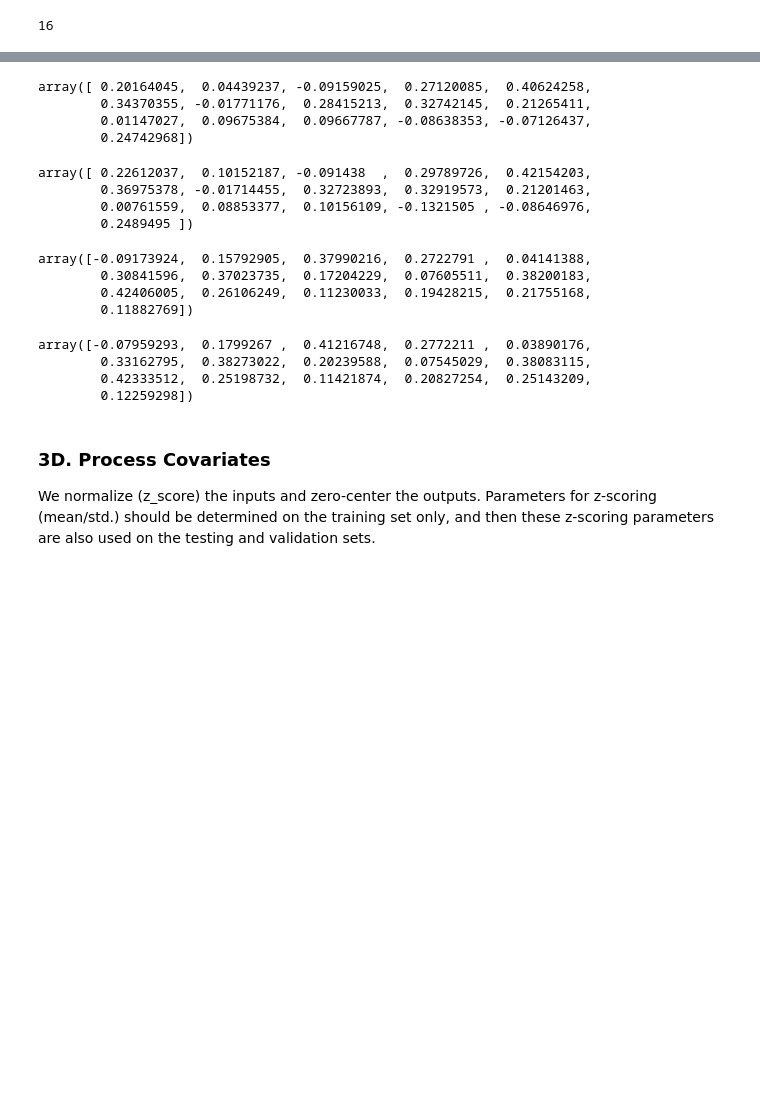
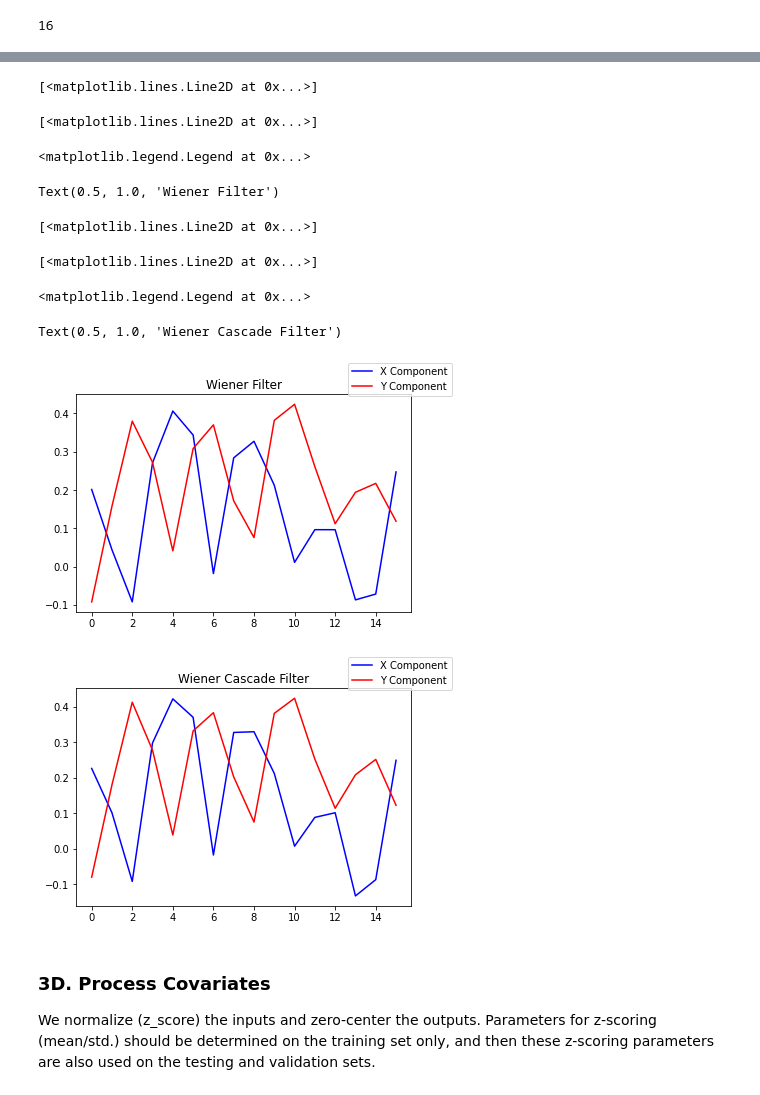
Before and after one commit to rsbhatt784/Neural_Decoding_Dev, a Jupyter notebook: Examples_hippocampus/Example_decoders_AccDec.ipynb, the cells around one changed output, grey strips where cells are left out. Drawn from its saved outputs; the diff is of its cells as text; code cells hidden in the pictures; blank space fills up the shorter version.

Commit message:
Plotting R2 results.

```diff
--- a/Examples_hippocampus/Example_decoders_AccDec.ipynb
+++ b/Examples_hippocampus/Example_decoders_AccDec.ipynb
@@ -232,6 +230,8 @@ for i in range(len(sort_In)):
 
 # Y_Comp_R2s_Weiner_Cascade
 # %%
+# Cleaning R2 results
+
 X_Comp_R2s_Weiner_Final = []
 X_Comp_R2s_Weiner_Cascade_Final = []
 Y_Comp_R2s_Weiner_Final = []
@@ -243,27 +243,10 @@ for i in range(len(X_Comp_R2s_Weiner)):
     Y_Comp_R2s_Weiner_Final.append(Y_Comp_R2s_Weiner[i][0])
     Y_Comp_R2s_Weiner_Cascade_Final.append(Y_Comp_R2s_Weiner_Cascade[i][0])
 
-np.array(X_Comp_R2s_Weiner_Final)
-np.array(X_Comp_R2s_Weiner_Cascade_Final)
-np.array(Y_Comp_R2s_Weiner_Final)
-np.array(Y_Comp_R2s_Weiner_Cascade_Final)
+# np.array(X_Comp_R2s_Weiner_Final)
+# np.array(X_Comp_R2s_Weiner_Cascade_Final)
+# np.array(Y_Comp_R2s_Weiner_Final)
+# np.array(Y_Comp_R2s_Weiner_Cascade_Final)
-# %% [output]
-array([ 0.20164045,  0.04439237, -0.09159025,  0.27120085,  0.40624258,
-        0.34370355, -0.01771176,  0.28415213,  0.32742145,  0.21265411,
-        0.01147027,  0.09675384,  0.09667787, -0.08638353, -0.07126437,
-        0.24742968])
-array([ 0.22612037,  0.10152187, -0.091438  ,  0.29789726,  0.42154203,
-        0.36975378, -0.01714455,  0.32723893,  0.32919573,  0.21201463,
-        0.00761559,  0.08853377,  0.10156109, -0.1321505 , -0.08646976,
-        0.2489495 ])
-array([-0.09173924,  0.15792905,  0.37990216,  0.2722791 ,  0.04141388,
-        0.30841596,  0.37023735,  0.17204229,  0.07605511,  0.38200183,
-        0.42406005,  0.26106249,  0.11230033,  0.19428215,  0.21755168,
-        0.11882769])
-array([-0.07959293,  0.1799267 ,  0.41216748,  0.2772211 ,  0.03890176,
-        0.33162795,  0.38273022,  0.20239588,  0.07545029,  0.38083115,
-        0.42333512,  0.25198732,  0.11421874,  0.20827254,  0.25143209,
-        0.12259298])
 # %%
 # Saving results in a matlab file
 
@@ -303,3 +263,28 @@ y_valid=y[valid_set,:]
+# %%
+# Plot the results
+
+fig_Wiener = plt.figure()
+plt.plot(X_Comp_R2s_Weiner_Final,'b')
+plt.plot(Y_Comp_R2s_Weiner_Final, 'r')
+fig_Wiener.legend(['X Component', 'Y Component'])
+plt.title("Wiener Filter")
+
+fig_Wiener_Casade = plt.figure()
+plt.plot(X_Comp_R2s_Weiner_Cascade_Final,'b')
+plt.plot(Y_Comp_R2s_Weiner_Cascade_Final, 'r')
+fig_Wiener_Casade.legend(['X Component', 'Y Component'])
+plt.title("Wiener Cascade Filter")
+# %% [output]
+[<matplotlib.lines.Line2D at 0x...>]
+[<matplotlib.lines.Line2D at 0x...>]
+<matplotlib.legend.Legend at 0x...>
+Text(0.5, 1.0, 'Wiener Filter')
+[<matplotlib.lines.Line2D at 0x...>]
+[<matplotlib.lines.Line2D at 0x...>]
+<matplotlib.legend.Legend at 0x...>
+Text(0.5, 1.0, 'Wiener Cascade Filter')
+[figure, added]
+[figure, added]
 # %% [markdown]
 ### 3D. Process Covariates
 We normalize (z_score) the inputs and zero-center the outputs.
```
Also changed, not shown: parts of 4 cells of this notebook.
